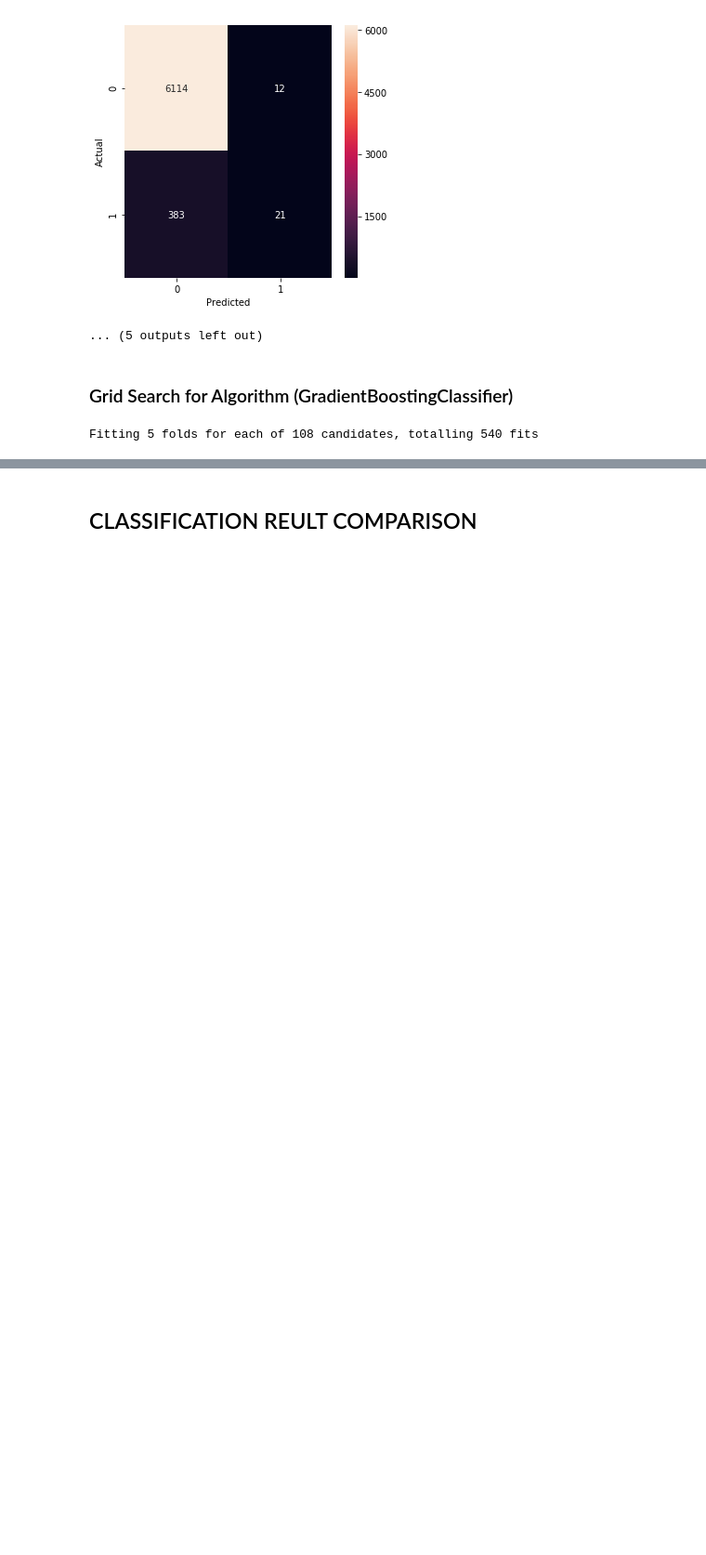
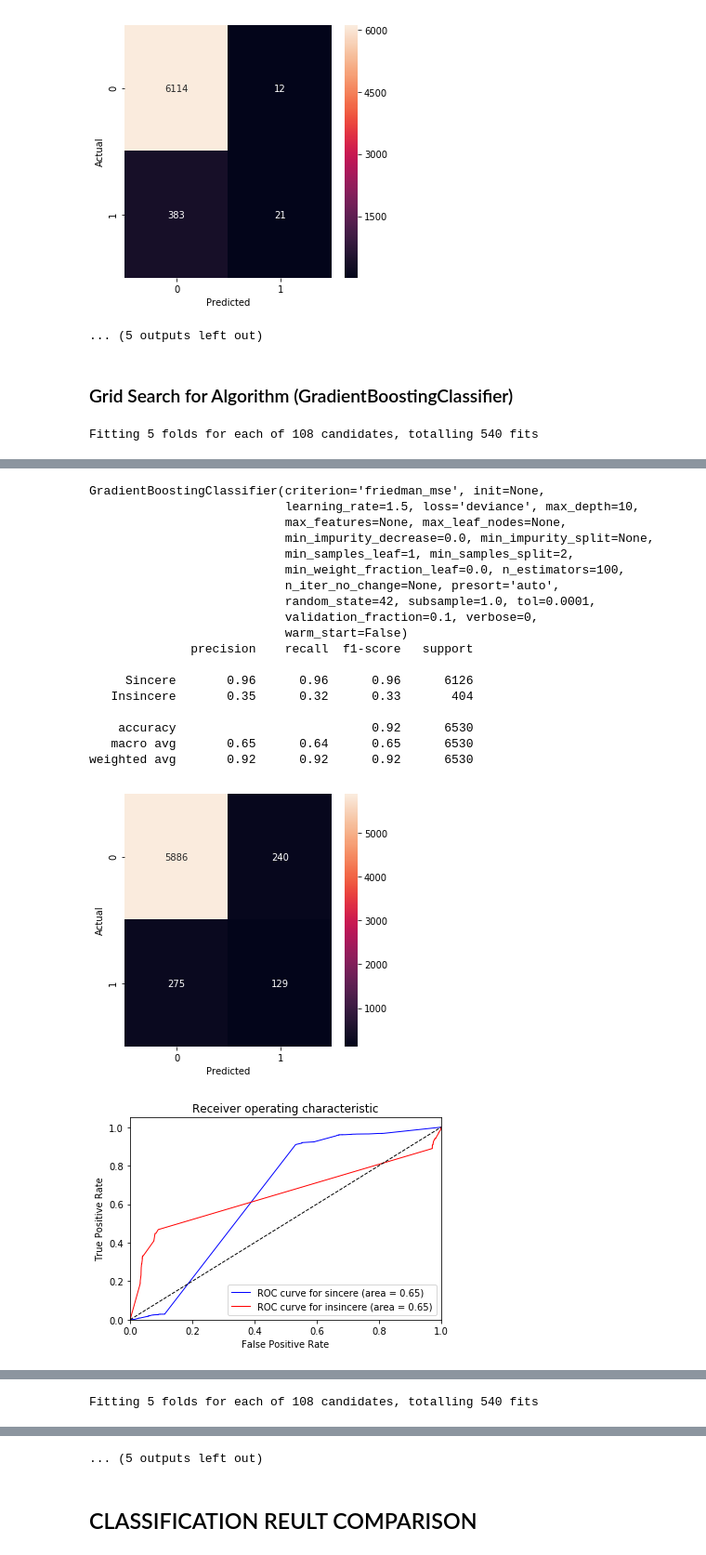
Before and after one commit to yungnien/Springboard, a Jupyter notebook: capstone/Prototype.ipynb, the cells around one changed output, grey strips where cells are left out. Shown at 93% size. Saved outputs shown, nothing was run; the diff lists cells and outputs as text; code cells hidden in the pictures; blank space fills up the shorter version.

```diff
--- a/capstone/Prototype.ipynb
+++ b/capstone/Prototype.ipynb
@@ -479,7 +513,7 @@ for estimator in ['forest',]:
         else:
             v = TfidfVectorizer()
 
-        e = RandomForestClassifier(random_state=42)
+        e = RandomForestClassifier(random_state=42,verbose=1)
         X_train, X_test, X_hold, y_train, y_test, y_hold, vectorizer = split(train_text_lemma, train_target, v, test_size=test_size, hold_size=hold_size)
         best= fit(X_train, y_train, param_grid, e)
         filename = 'data/'+name+'.sav'
@@ -565,7 +599,7 @@ for estimator in ['gradientboost',]:
         else:
             v = TfidfVectorizer()
 
-        e = GradientBoostingClassifier(random_state=42)
+        e = GradientBoostingClassifier(random_state=42, verbose=1)
         X_train, X_test, X_hold, y_train, y_test, y_hold, vectorizer = split(train_text_lemma, train_target, v, test_size=test_size, hold_size=hold_size)
         best= fit(X_train, y_train, param_grid, e)
         filename = 'data/'+name+'.sav'
@@ -577,0 +613,20 @@ Fitting 5 folds for each of 108 candidates, totalling 540 fits
+GradientBoostingClassifier(criterion='friedman_mse', init=None,
+                           learning_rate=1.5, loss='deviance', max_depth=10,
+                           max_features=None, max_leaf_nodes=None,
+                           min_impurity_decrease=0.0, min_impurity_split=None,
+                           min_samples_leaf=1, min_samples_split=2,
+                           min_weight_fraction_leaf=0.0, n_estimators=100,
+                           n_iter_no_change=None, presort='auto',
+                           random_state=42, subsample=1.0, tol=0.0001,
+                           validation_fraction=0.1, verbose=0,
+                           warm_start=False)
+              precision    recall  f1-score   support
+
+     Sincere       0.96      0.96      0.96      6126
+   Insincere       0.35      0.32      0.33       404
+
+    accuracy                           0.92      6530
+   macro avg       0.65      0.64      0.65      6530
+weighted avg       0.92      0.92      0.92      6530
+[figure, added]
+[figure, added]
@@ -577,0 +653 @@ Fitting 5 folds for each of 108 candidates, totalling 540 fits
+Fitting 5 folds for each of 108 candidates, totalling 540 fits
@@ -578,3 +675,4 @@ Fitting 5 folds for each of 108 candidates, totalling 540 fits
+... (5 outputs left out)
 # %% [markdown]
 ## CLASSIFICATION REULT COMPARISON
 # %%
```
Also changed, not shown: parts of 5 cells of this notebook.
